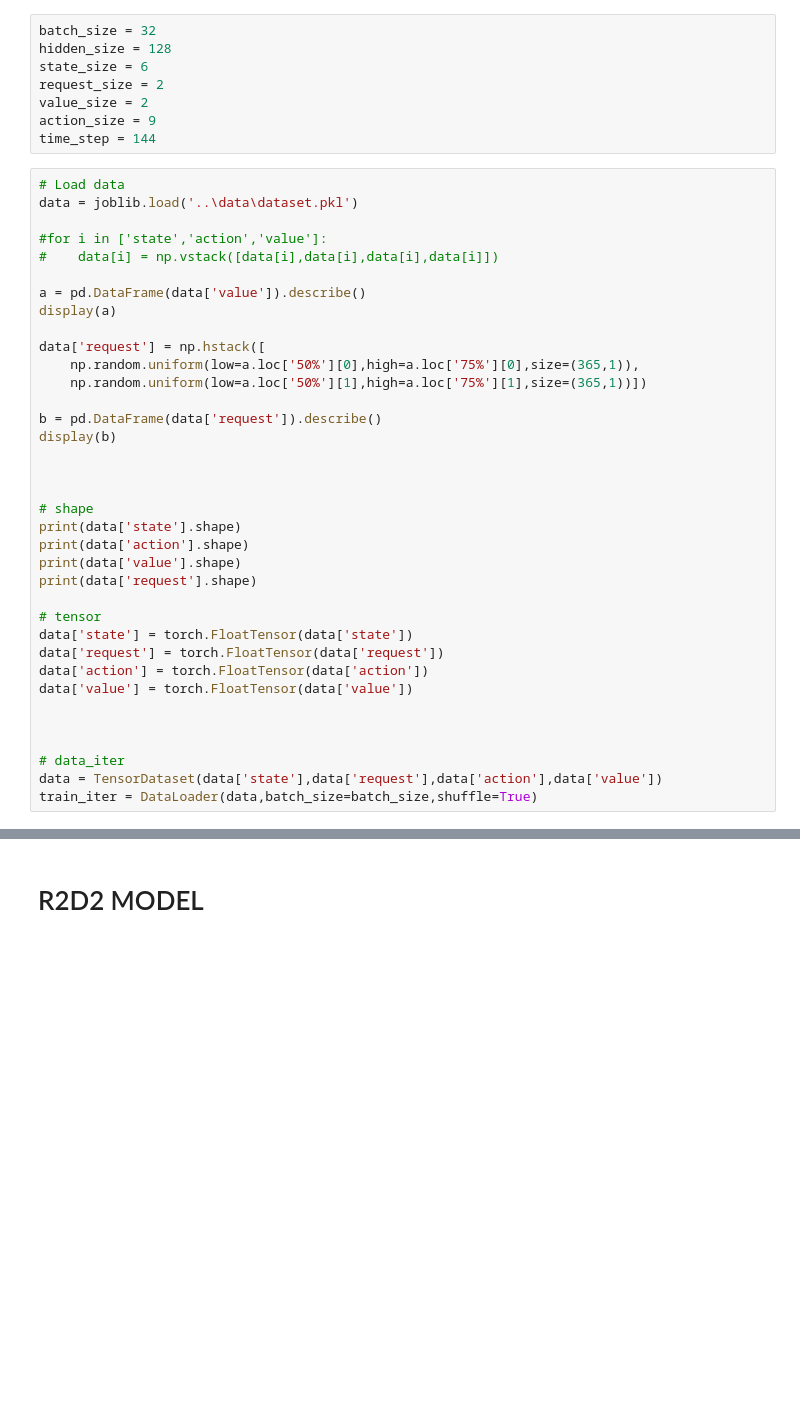
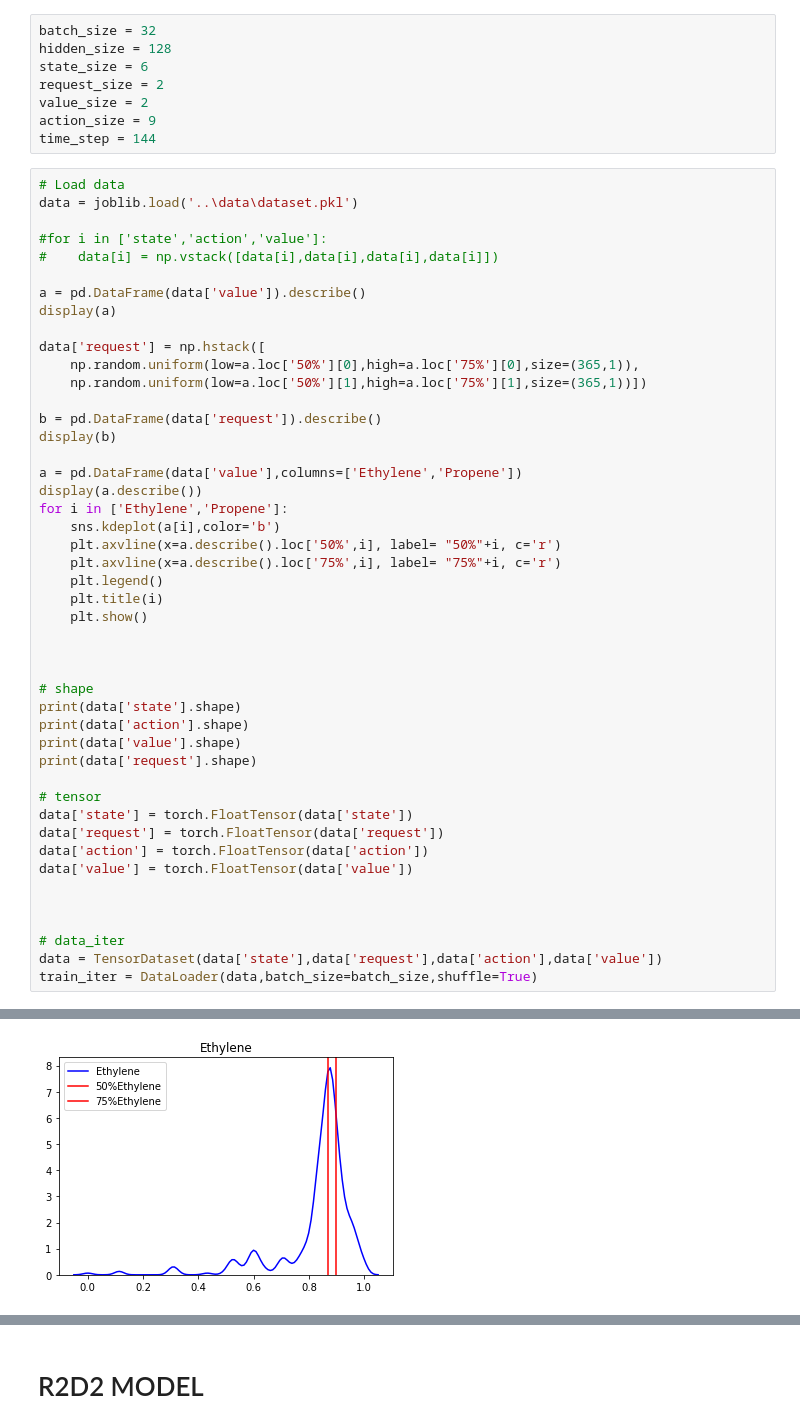
Before and after one commit to skywalker0803r/Optimal-pyrolysis-temperature-AI-for-light-oil-feedstock-analysis, a Jupyter notebook: notebook/train.ipynb, the cells around one changed output, grey strips where cells are left out. Drawn from its saved outputs; the diff is of its cells as text; blank space fills up the shorter version.

```diff
--- a/notebook/train.ipynb
+++ b/notebook/train.ipynb
@@ -57,6 +59,16 @@ data['request'] = np.hstack([
 
 b = pd.DataFrame(data['request']).describe()
 display(b)
+
+a = pd.DataFrame(data['value'],columns=['Ethylene','Propene'])
+display(a.describe())
+for i in ['Ethylene','Propene']:
+    sns.kdeplot(a[i],color='b')
+    plt.axvline(x=a.describe().loc['50%',i], label= "50%"+i, c='r')
+    plt.axvline(x=a.describe().loc['75%',i], label= "75%"+i, c='r')
+    plt.legend()
+    plt.title(i)
+    plt.show()
 
 
 
@@ -98,0 +120 @@ train_iter = DataLoader(data,batch_size=batch_size,shuffle=True)
+[figure, added]
```
Also changed, not shown: parts of 6 cells of this notebook.
